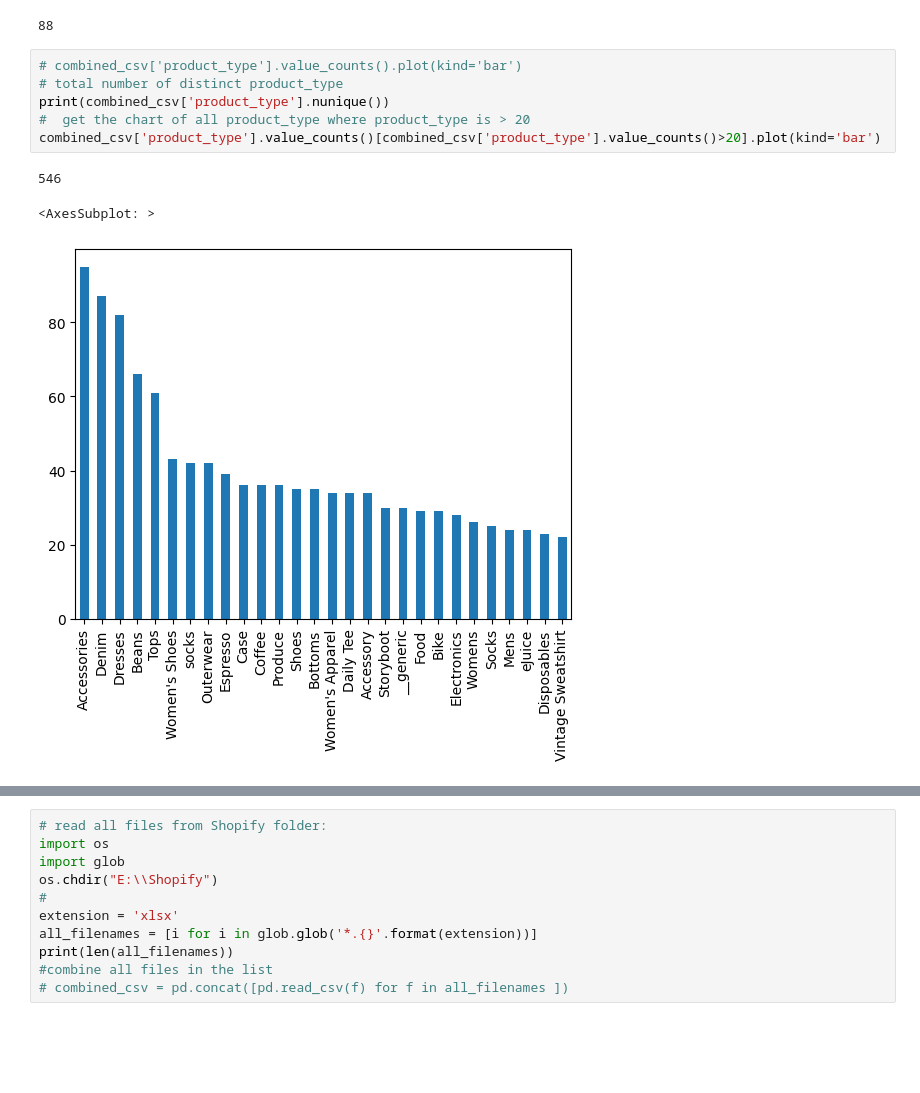
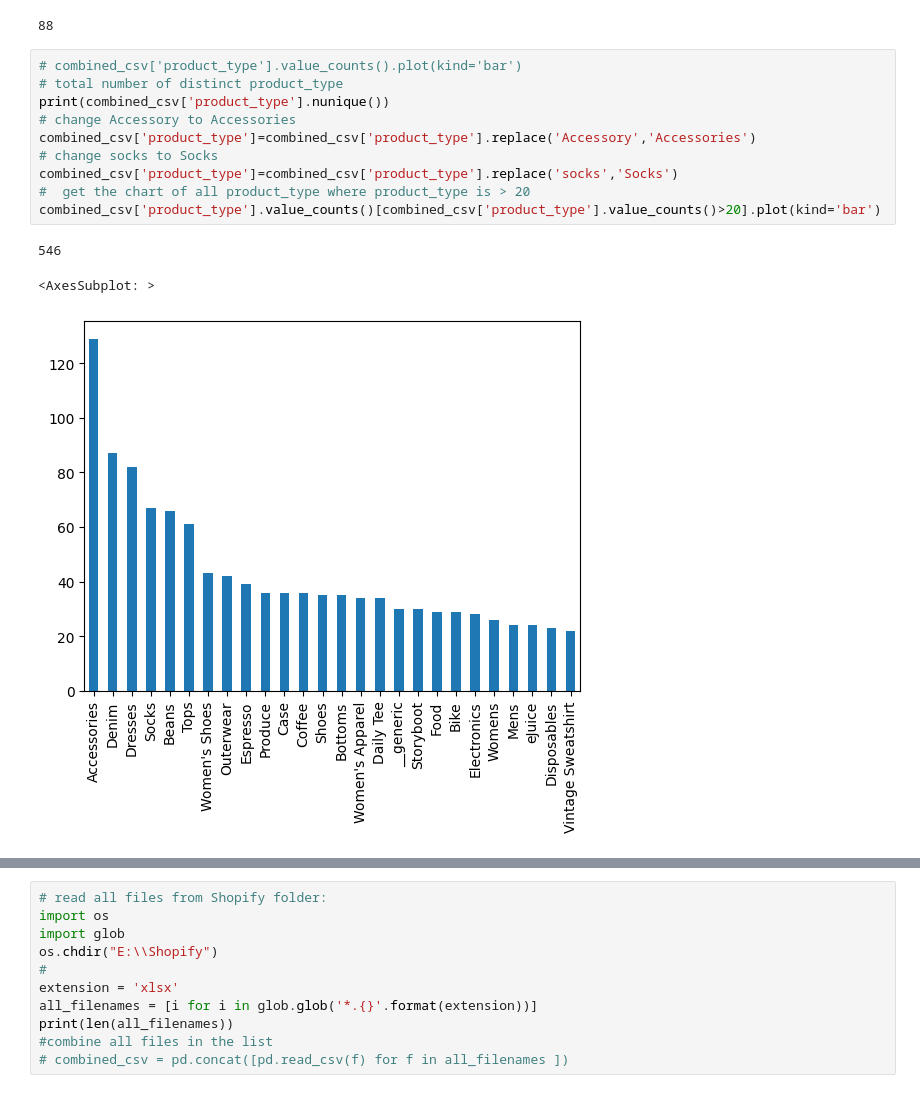
Before and after one commit to mishi-sarfraz/pythonProjects, a Jupyter notebook: shopify.ipynb, the cells around one changed output, grey strips where cells are left out. Cells and saved outputs as stored; diff of their text form; blank space fills up the shorter version.

Commit message:
graph added

```diff
--- a/shopify.ipynb
+++ b/shopify.ipynb
@@ -39,13 +39,17 @@ for i in all_filenames:
 # %%
 # combined_csv['product_type'].value_counts().plot(kind='bar')
 # total number of distinct product_type
 print(combined_csv['product_type'].nunique())
+# change Accessory to Accessories
+combined_csv['product_type']=combined_csv['product_type'].replace('Accessory','Accessories')
+# change socks to Socks
+combined_csv['product_type']=combined_csv['product_type'].replace('socks','Socks')
 #  get the chart of all product_type where product_type is > 20
 combined_csv['product_type'].value_counts()[combined_csv['product_type'].value_counts()>20].plot(kind='bar')
 # %% [output]
 546
 <AxesSubplot: >
-[figure, old version]
+[figure, new version]
 # %%
 import plotly.express as px
 import pandas as pd
```
Also changed, not shown: parts of 2 cells of this notebook.
